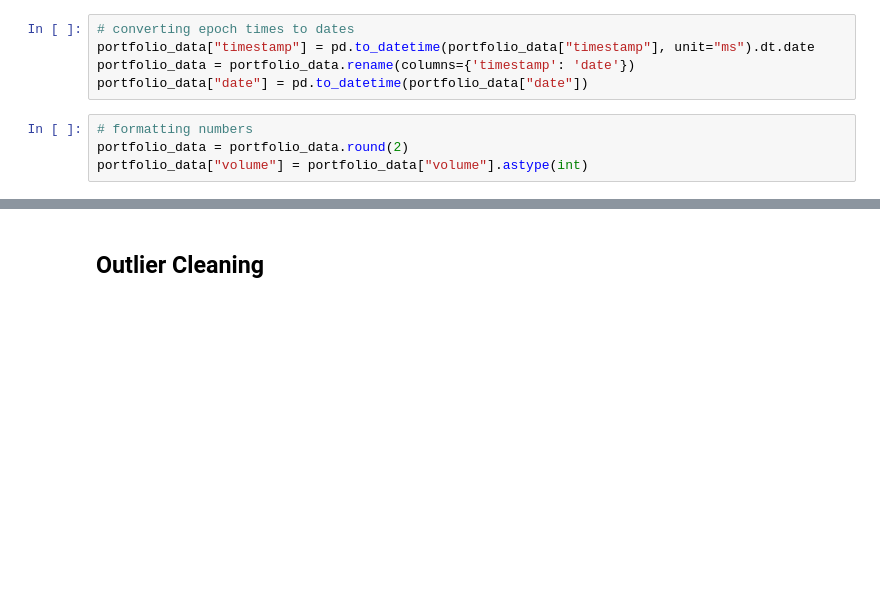
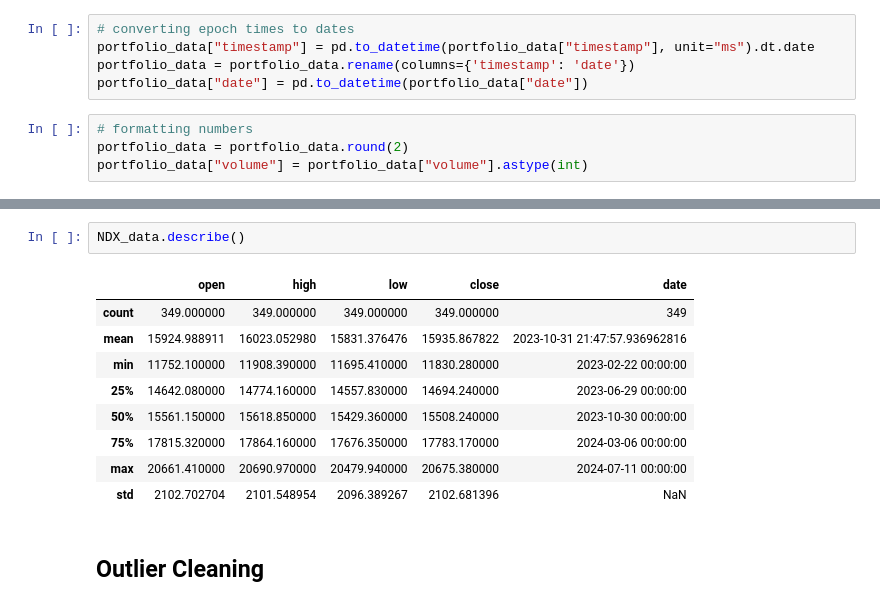
Before and after one commit to Swaxie/SkillStorm-Project-1, a Jupyter notebook: polygon_etl.ipynb, the cells around one changed output, grey strips where cells are left out. Saved outputs shown, nothing was run; the diff lists cells and outputs as text; blank space fills up the shorter version.

```diff
--- a/polygon_etl.ipynb
+++ b/polygon_etl.ipynb
@@ -133,3 +133,15 @@ NDX_data
+# %%
+NDX_data.describe()
+# %% [output]
+|  | open | high | low | close | date |
+| count | 349.000000 | 349.000000 | 349.000000 | 349.000000 | 349 |
+| mean | 15924.988911 | 16023.052980 | 15831.376476 | 15935.867822 | 2023-10-31 21:47:57.936962816 |
+| min | 11752.100000 | 11908.390000 | 11695.410000 | 11830.280000 | 2023-02-22 00:00:00 |
+| 25% | 14642.080000 | 14774.160000 | 14557.830000 | 14694.240000 | 2023-06-29 00:00:00 |
+| 50% | 15561.150000 | 15618.850000 | 15429.360000 | 15508.240000 | 2023-10-30 00:00:00 |
+| 75% | 17815.320000 | 17864.160000 | 17676.350000 | 17783.170000 | 2024-03-06 00:00:00 |
+| max | 20661.410000 | 20690.970000 | 20479.940000 | 20675.380000 | 2024-07-11 00:00:00 |
+| std | 2102.702704 | 2101.548954 | 2096.389267 | 2102.681396 | NaN |
 # %% [markdown]
 ## Outlier Cleaning
 # %%
```
Also changed, not shown: parts of 3 cells of this notebook.
